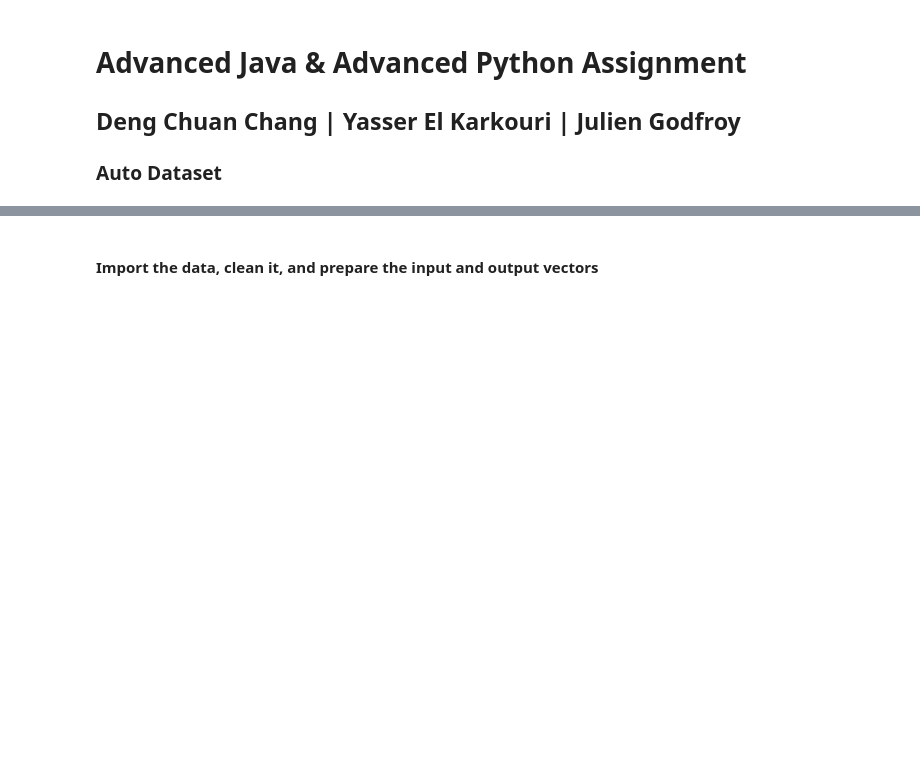
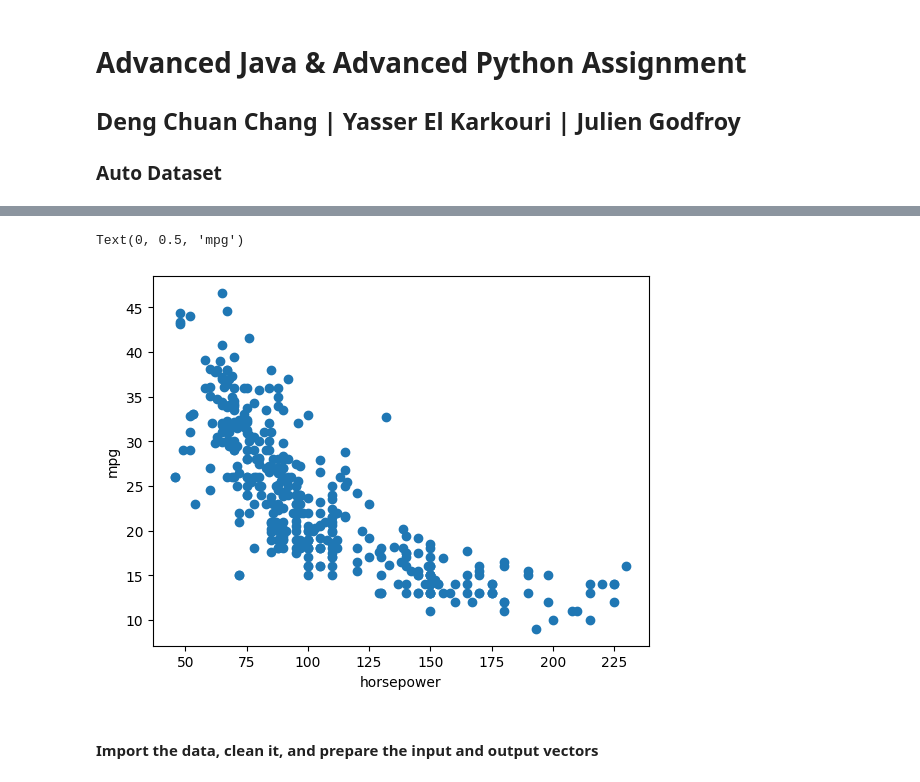
Before and after one commit to jugodfroy/LinearRegressionMultiple, a Jupyter notebook: main_auto.ipynb, the cells around one changed output, grey strips where cells are left out. Drawn from its saved outputs; the diff is of its cells as text; code cells hidden in the pictures; blank space fills up the shorter version.

```diff
--- a/main_auto.ipynb
+++ b/main_auto.ipynb
@@ -8,3 +20,11 @@ from functions.utils import * # Importing the utils functions from utils.py
+# %%
+#plot correlation mpg and horsepower
+plt.scatter(x, y)
+plt.xlabel('horsepower')
+plt.ylabel('mpg')
+# %% [output]
+Text(0, 0.5, 'mpg')
+[figure, added]
 # %% [markdown]
 #### Import the data, clean it, and prepare the input and output vectors
 # %%
```
Also changed, not shown: parts of 3 cells of this notebook, 3 other files.
